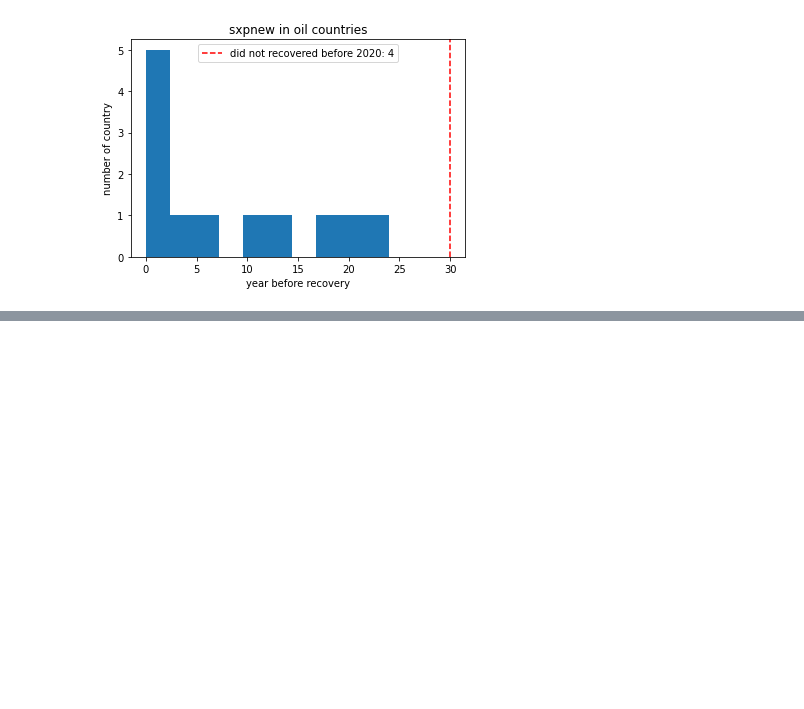
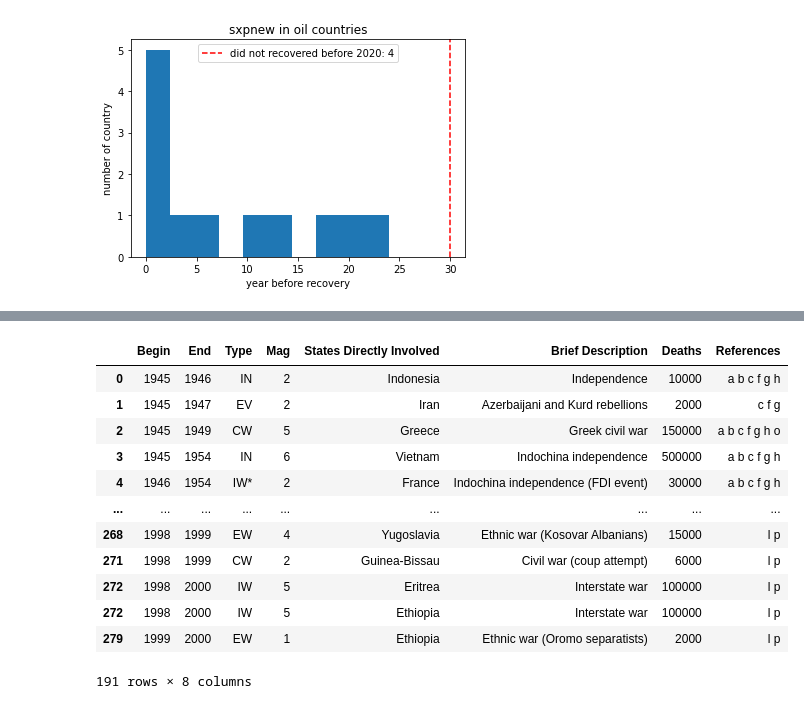
Before and after one commit to epfl-ada/ada-2020-project-milestone-p3-p3_cadastrophe, a Jupyter notebook: Data_Exploration.ipynb, the cells around one changed output, grey strips where cells are left out. Cells and saved outputs as stored; diff of their text form; code cells hidden in the pictures; blank space fills up the shorter version.

Commit message:
cleaned the notebook

```diff
--- a/Data_Exploration.ipynb
+++ b/Data_Exploration.ipynb
@@ -1304,0 +1320,11 @@ plt.show()
+# %%
+df_sys_peace = pd.read_csv("sys_peace.csv", sep=';')
+df_sys_peace["Begin"] = pd.to_numeric(df_sys_peace["Begin"])
+mask = df_sys_peace["End"] == "*"
+df_sys_peace.loc[mask,'End'] = df_sys_peace.loc[mask,'Begin']
+df_sys_peace['End'] = df_sys_peace['End'].str[:4]
+df_sys_peace["End"] = pd.to_numeric(df_sys_peace["End"], downcast='integer')
+# %%
+df_sys_peace = df_sys_peace.loc[df_sys_peace.Begin<2001]
+df_sys_peace = df_sys_peace.loc[df_sys_peace.End<2001]
+df_sys_peace["End"] = pd.to_numeric(df_sys_peace["End"], downcast='integer')
@@ -1304,0 +1340,35 @@ plt.show()
+# %%
+sys_p_clean = pd.DataFrame()
+for idx, war in df_sys_peace.iterrows():
+    parties = war["States Directly Involved"].split(',')
+    if len(parties) > 1:
+        for par in parties:
+            tmp = war.copy()
+            tmp["States Directly Involved"] = par
+            sys_p_clean = pd.concat([sys_p_clean, tmp], axis=1)
+    else:
+        sys_p_clean = pd.concat([sys_p_clean, war], axis=1)
+sys_p_clean = sys_p_clean.T
+# %%
+sys_p_clean["States Directly Involved"] = sys_p_clean["States Directly Involved"].str.replace("2", '')
+sys_p_clean["States Directly Involved"] = sys_p_clean["States Directly Involved"].str.replace("3", '')
+sys_p_clean["States Directly Involved"] = sys_p_clean["States Directly Involved"].str.replace("4", '')
+sys_p_clean["States Directly Involved"] = sys_p_clean["States Directly Involved"].str.replace("5", '')
+sys_p_clean["States Directly Involved"] = sys_p_clean["States Directly Involved"].str.replace("'", '')
+sys_p_clean["States Directly Involved"] = sys_p_clean["States Directly Involved"].str.replace(" ", '')
+# %%
+sys_p_clean
+# %% [output]
+|  | Begin | End | Type | Mag | States Directly Involved | Brief Description | Deaths | References |
+| 0 | 1945 | 1946 | IN | 2 | Indonesia | Independence | 10000 | a b c f g h |
+| 1 | 1945 | 1947 | EV | 2 | Iran | Azerbaijani and Kurd rebellions | 2000 | c f g |
+| 2 | 1945 | 1949 | CW | 5 | Greece | Greek civil war | 150000 | a b c f g h o |
+| 3 | 1945 | 1954 | IN | 6 | Vietnam | Indochina independence | 500000 | a b c f g h |
+| 4 | 1946 | 1954 | IW* | 2 | France | Indochina independence (FDI event) | 30000 | a b c f g h |
+| ... | ... | ... | ... | ... | ... | ... | ... | ... |
+| 268 | 1998 | 1999 | EW | 4 | Yugoslavia | Ethnic war (Kosovar Albanians) | 15000 | l p |
+| 271 | 1998 | 1999 | CW | 2 | Guinea-Bissau | Civil war (coup attempt) | 6000 | l p |
+| 272 | 1998 | 2000 | IW | 5 | Eritrea | Interstate war | 100000 | l p |
+| 272 | 1998 | 2000 | IW | 5 | Ethiopia | Interstate war | 100000 | l p |
+| 279 | 1999 | 2000 | EW | 1 | Ethiopia | Ethnic war (Oromo separatists) | 2000 | l p |
+191 rows × 8 columns
```
Also changed, not shown: parts of 32 cells of this notebook, 1 other file.
